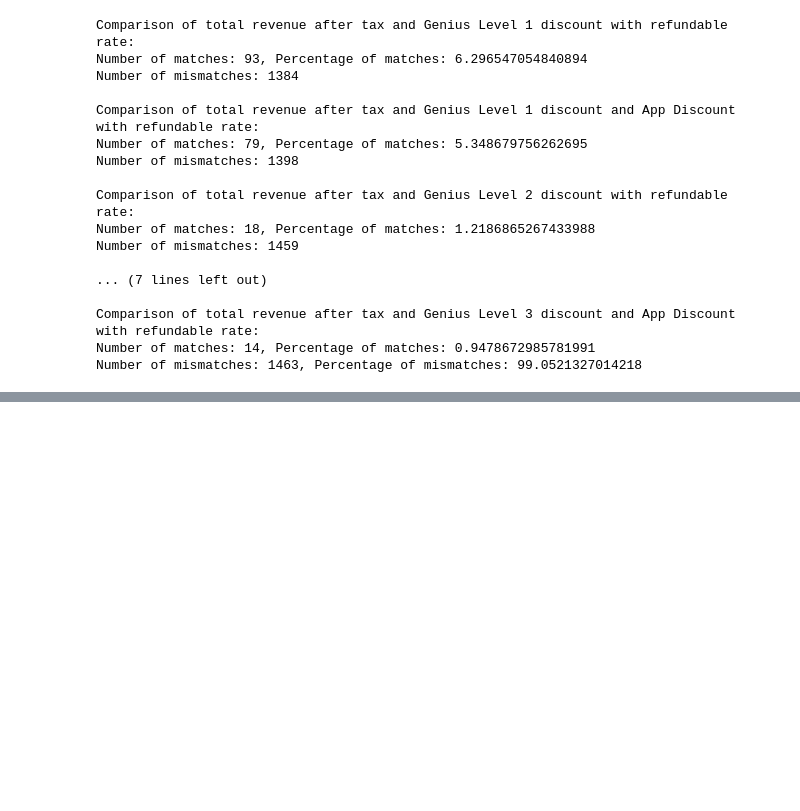
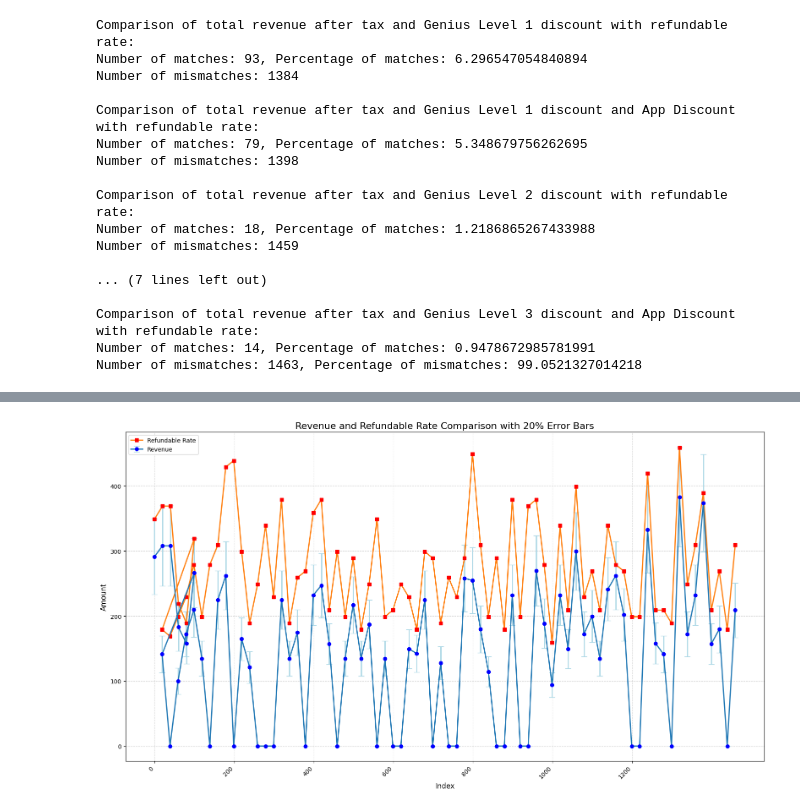
Before and after one commit to Fractal14/hotelcloud, a Jupyter notebook: detect_mismatched_prices.ipynb, the cells around one changed output, grey strips where cells are left out. Drawn from its saved outputs; the diff is of its cells as text; code cells hidden in the pictures; blank space fills up the shorter version.

```diff
--- a/detect_mismatched_prices.ipynb
+++ b/detect_mismatched_prices.ipynb
@@ -501,3 +503,7 @@ First few rows of possible upgrades (rounded to 2 decimal places):
 | 155 | 375522882 | 404.0 | 449.0 | 499.0 |
 | 231 | 595939028806 | 341.0 | 379.0 | 421.0 |
 | 234 | 595939565149 | 307.0 | 341.0 | 379.0 |
+# %%
+df1 = pd.read_csv('matches_after_tax.csv')
+df2 = pd.read_csv('full_rates_data.csv')
+complete_rates_data = pd.concat([df1, df2], axis=0)
@@ -503,0 +519,12 @@ First few rows of possible upgrades (rounded to 2 decimal places):
+# %%
+#Calculate total revenue after taxes and discount
+#Tax + Discount = 10% off (Genius Level 1)
+complete_rates_data['total_revenue_after_tax_and_discount'] = complete_rates_data['room_revenue']*1.2/0.9
+#Tax + 2 Discounts => 10% off (Genius Level 1) + 10% off (App Discount)
+complete_rates_data['total_revenue_after_tax_and_two_discounts'] = complete_rates_data['room_revenue']*1.2/0.81
+#Tax + Discount => 15% off (Genius Level 2)
+complete_rates_data['total_revenue_after_tax_and_discount_g2'] = complete_rates_data['room_revenue']*1.2/0.85
+complete_rates_data['total_revenue_after_tax_and_discount_g2_and_app_discount'] = complete_rates_data['room_revenue']*1.2/0.765
+#Tax + Discount => 20% off (Genius Level 3)
+complete_rates_data['total_revenue_after_tax_and_discount_g3'] = complete_rates_data['room_revenue']*1.2/0.80
+complete_rates_data['total_revenue_after_tax_and_discount_g3_and_app_discount'] = complete_rates_data['room_revenue']*1.2/0.72
@@ -503,0 +716,42 @@ First few rows of possible upgrades (rounded to 2 decimal places):
+# %%
+# Create the figure and axis objects
+# Create the figure and axis objects
+fig, ax = plt.subplots(figsize=(16, 9))
+
+# Plot every 20th data point with markers and error bars
+step = 20
+indices = complete_rates_data.index[::step]
+revenue = complete_rates_data['room_revenue'][::step]
+refundable_rate = complete_rates_data['refundable_rate'][::step]
+
+# Calculate error (20% of revenue)
+error = revenue * 0.2
+
+ax.errorbar(indices, revenue, yerr=error,
+            label='Revenue', linewidth=2, marker='o', markersize=6, linestyle='-',
+            markerfacecolor='blue', markeredgecolor='blue', markeredgewidth=1,
+            capsize=5, capthick=2, ecolor='lightblue')
+
+ax.plot(indices, refundable_rate,
+        label='Refundable Rate', linewidth=2, marker='s', markersize=6, linestyle='-',
+        markerfacecolor='red', markeredgecolor='red', markeredgewidth=1)
+
+# Customize the plot
+ax.set_xlabel('Index', fontsize=12)
+ax.set_ylabel('Amount', fontsize=12)
+ax.set_title('Revenue and Refundable Rate Comparison with 20% Error Bars', fontsize=16)
+ax.legend(fontsize=10)
+ax.grid(True, linestyle='--', alpha=0.5)
+
+# Set x-axis ticks to show every 200th point
+ax.set_xticks(np.arange(0, 1400, 200))
+ax.set_xticklabels(np.arange(0, 1400, 200), rotation=45, ha='right')
+
+# Add thousand separators to y-axis
+ax.yaxis.set_major_formatter(plt.FuncFormatter(lambda x, p: format(int(x), ',')))
+
+# Adjust layout and display
+plt.tight_layout()
+plt.show()
+# %% [output]
+[figure, added]
```
Also changed, not shown: parts of 10 cells of this notebook, 6 other files.
